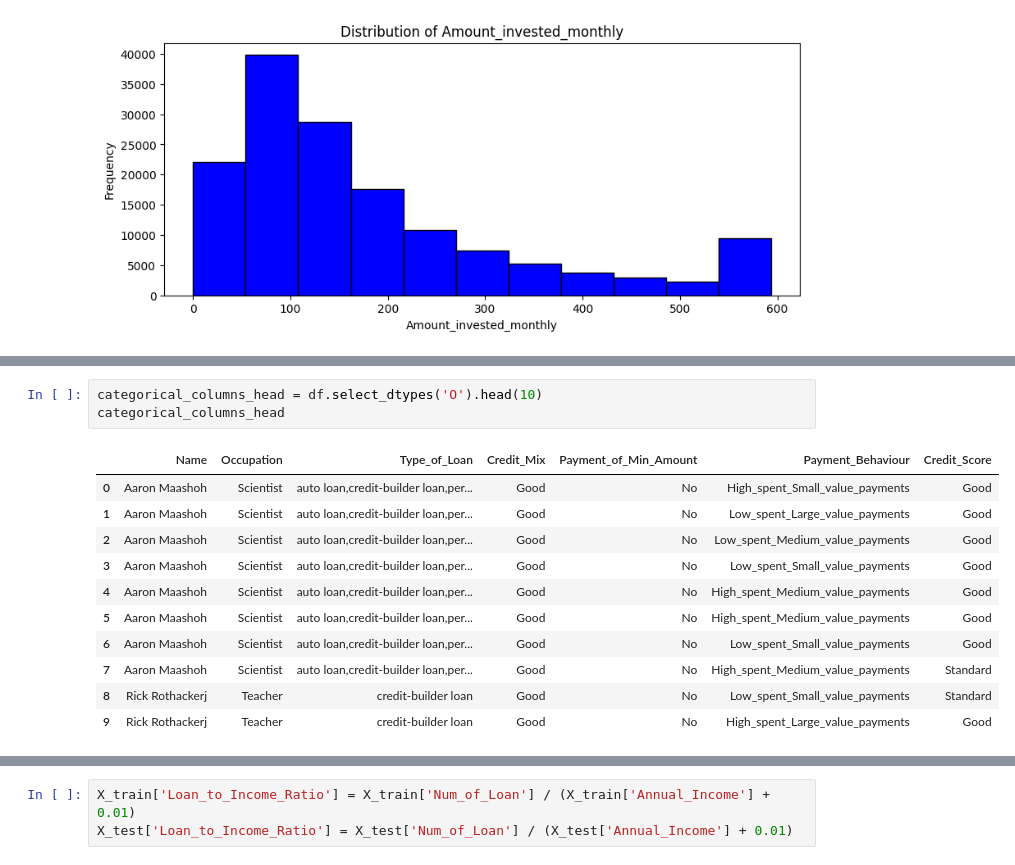
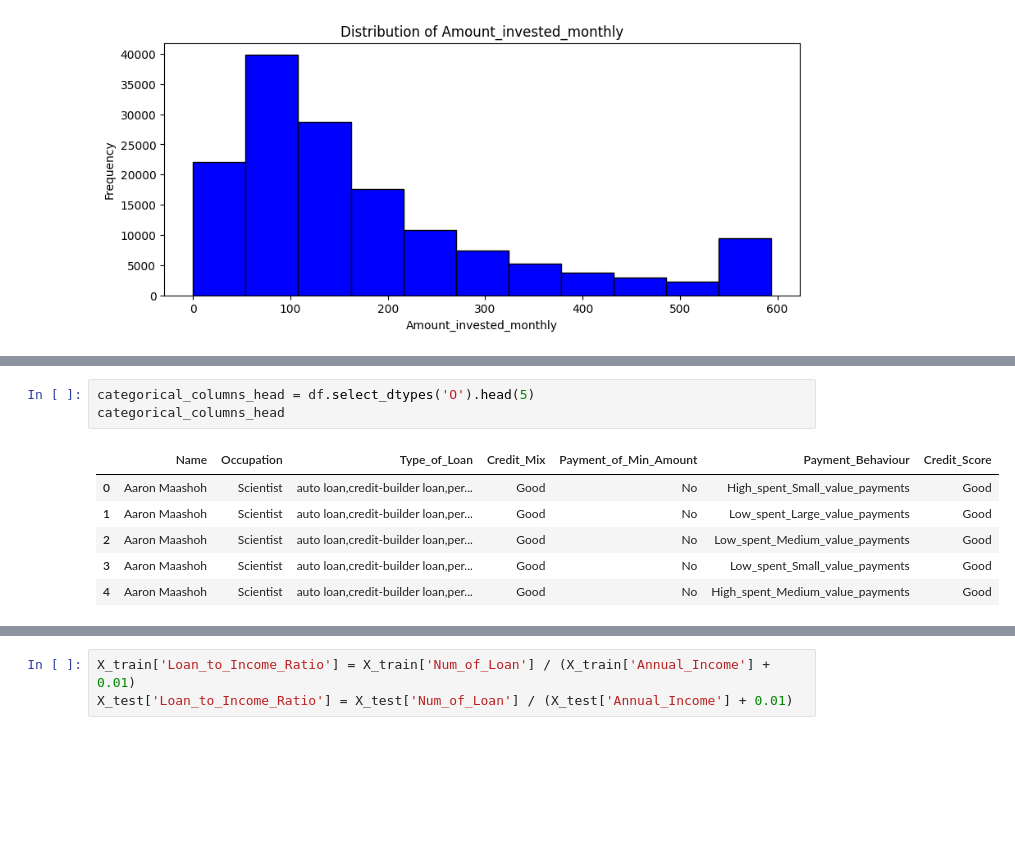
Before and after one commit to astronaut505/Credit-or-crisis, a Jupyter notebook: CreditScoreClassification2.ipynb, the cells around one changed output, grey strips where cells are left out. Drawn from its saved outputs; the diff is of its cells as text; blank space fills up the shorter version.

```diff
--- a/CreditScoreClassification2.ipynb
+++ b/CreditScoreClassification2.ipynb
@@ -619,15 +608,10 @@ Index(['Customer_ID', 'Month', 'Age', 'Annual_Income', 'Monthly_Inhand_Salary',
 # %%
-categorical_columns_head = df.select_dtypes('O').head(10)
+categorical_columns_head = df.select_dtypes('O').head(5)
 categorical_columns_head
 # %% [output]
 |  | Name | Occupation | Type_of_Loan | Credit_Mix | Payment_of_Min_Amount | Payment_Behaviour | Credit_Score |
 | 0 | Aaron Maashoh | Scientist | auto loan,credit-builder loan,per... | Good | No | High_spent_Small_value_payments | Good |
 | 1 | Aaron Maashoh | Scientist | auto loan,credit-builder loan,per... | Good | No | Low_spent_Large_value_payments | Good |
 | 2 | Aaron Maashoh | Scientist | auto loan,credit-builder loan,per... | Good | No | Low_spent_Medium_value_payments | Good |
 | 3 | Aaron Maashoh | Scientist | auto loan,credit-builder loan,per... | Good | No | Low_spent_Small_value_payments | Good |
 | 4 | Aaron Maashoh | Scientist | auto loan,credit-builder loan,per... | Good | No | High_spent_Medium_value_payments | Good |
-| 5 | Aaron Maashoh | Scientist | auto loan,credit-builder loan,per... | Good | No | High_spent_Medium_value_payments | Good |
-| 6 | Aaron Maashoh | Scientist | auto loan,credit-builder loan,per... | Good | No | Low_spent_Small_value_payments | Good |
-| 7 | Aaron Maashoh | Scientist | auto loan,credit-builder loan,per... | Good | No | High_spent_Medium_value_payments | Standard |
-| 8 | Rick Rothackerj | Teacher | credit-builder loan | Good | No | Low_spent_Small_value_payments | Standard |
-| 9 | Rick Rothackerj | Teacher | credit-builder loan | Good | No | High_spent_Large_value_payments | Good |
```
Also changed, not shown: parts of 28 cells of this notebook.
